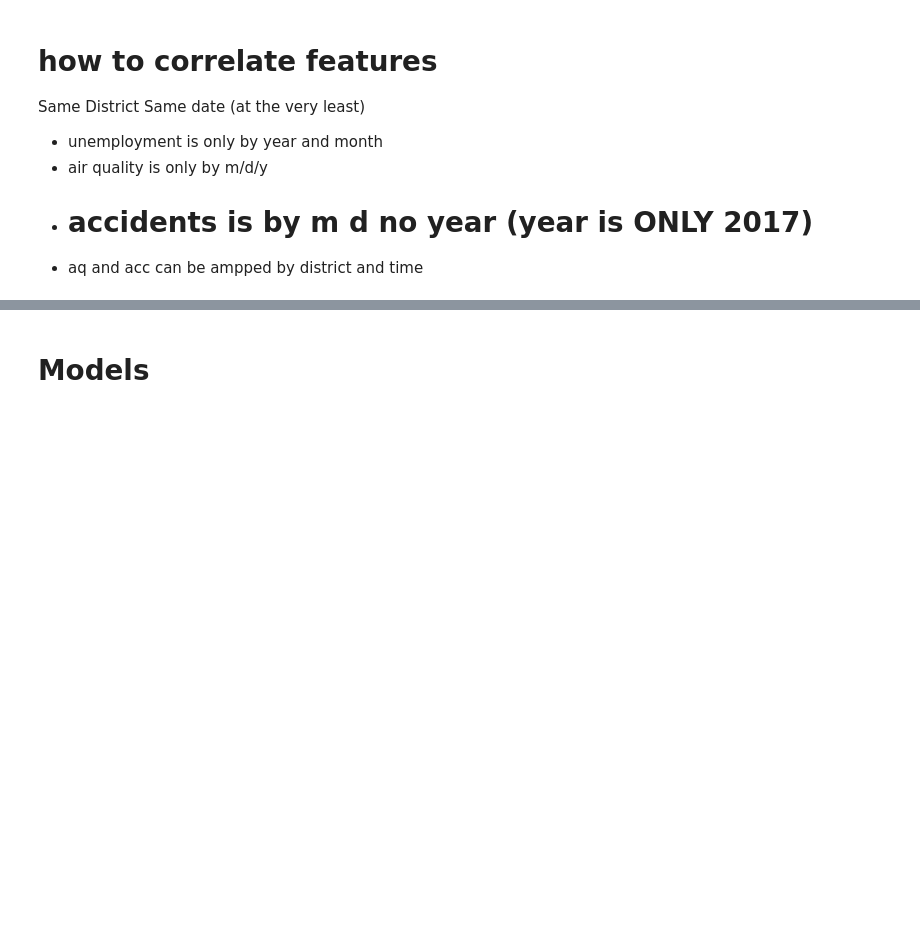
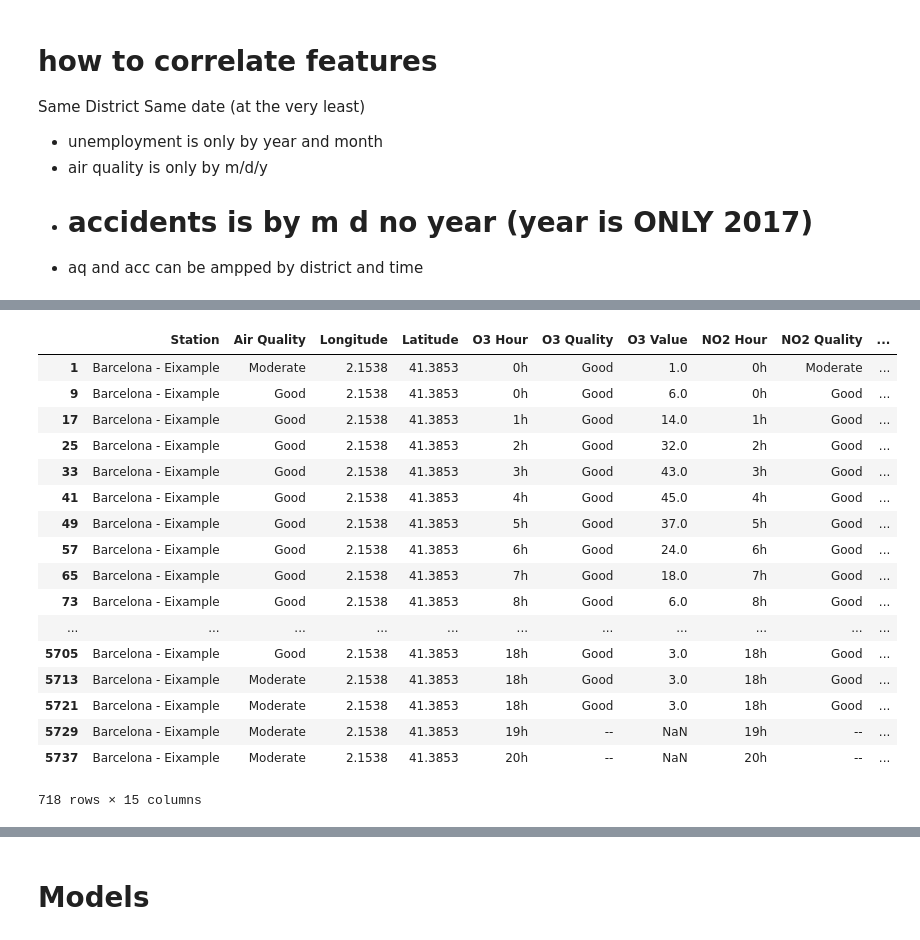
Before and after one commit to catherinelee274/Barcelona-Prediction, a Jupyter notebook: barcelona_eda.ipynb, the cells around one changed output, grey strips where cells are left out. Cells and saved outputs as stored; diff of their text form; code cells hidden in the pictures; blank space fills up the shorter version.

```diff
--- a/barcelona_eda.ipynb
+++ b/barcelona_eda.ipynb
@@ -567,0 +502,21 @@ Same date (at the very least)
+# %%
+AQ.loc[AQ['Station'] == 'Barcelona - Eixample']
+# %% [output]
+|  | Station | Air Quality | Longitude | Latitude | O3 Hour | O3 Quality | O3 Value | NO2 Hour | NO2 Quality | ... |
+| 1 | Barcelona - Eixample | Moderate | 2.1538 | 41.3853 | 0h | Good | 1.0 | 0h | Moderate | ... |
+| 9 | Barcelona - Eixample | Good | 2.1538 | 41.3853 | 0h | Good | 6.0 | 0h | Good | ... |
+| 17 | Barcelona - Eixample | Good | 2.1538 | 41.3853 | 1h | Good | 14.0 | 1h | Good | ... |
+| 25 | Barcelona - Eixample | Good | 2.1538 | 41.3853 | 2h | Good | 32.0 | 2h | Good | ... |
+| 33 | Barcelona - Eixample | Good | 2.1538 | 41.3853 | 3h | Good | 43.0 | 3h | Good | ... |
+| 41 | Barcelona - Eixample | Good | 2.1538 | 41.3853 | 4h | Good | 45.0 | 4h | Good | ... |
+| 49 | Barcelona - Eixample | Good | 2.1538 | 41.3853 | 5h | Good | 37.0 | 5h | Good | ... |
+| 57 | Barcelona - Eixample | Good | 2.1538 | 41.3853 | 6h | Good | 24.0 | 6h | Good | ... |
+| 65 | Barcelona - Eixample | Good | 2.1538 | 41.3853 | 7h | Good | 18.0 | 7h | Good | ... |
+| 73 | Barcelona - Eixample | Good | 2.1538 | 41.3853 | 8h | Good | 6.0 | 8h | Good | ... |
+| ... | ... | ... | ... | ... | ... | ... | ... | ... | ... | ... |
+| 5705 | Barcelona - Eixample | Good | 2.1538 | 41.3853 | 18h | Good | 3.0 | 18h | Good | ... |
+| 5713 | Barcelona - Eixample | Moderate | 2.1538 | 41.3853 | 18h | Good | 3.0 | 18h | Good | ... |
+| 5721 | Barcelona - Eixample | Moderate | 2.1538 | 41.3853 | 18h | Good | 3.0 | 18h | Good | ... |
+| 5729 | Barcelona - Eixample | Moderate | 2.1538 | 41.3853 | 19h | -- | NaN | 19h | -- | ... |
+| 5737 | Barcelona - Eixample | Moderate | 2.1538 | 41.3853 | 20h | -- | NaN | 20h | -- | ... |
+718 rows × 15 columns
```
Also changed, not shown: parts of 50 cells of this notebook, 1 other file.
